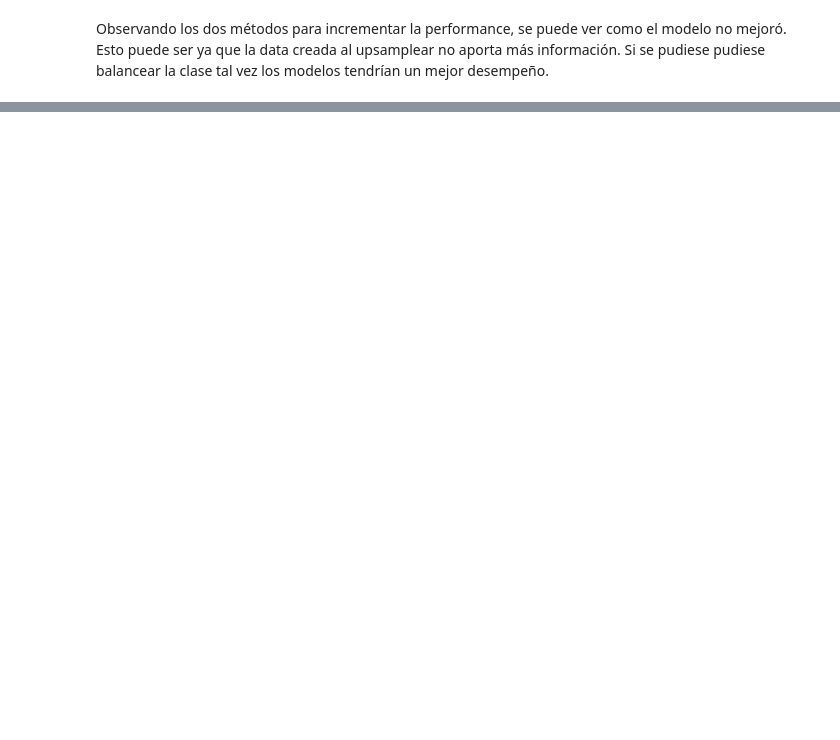
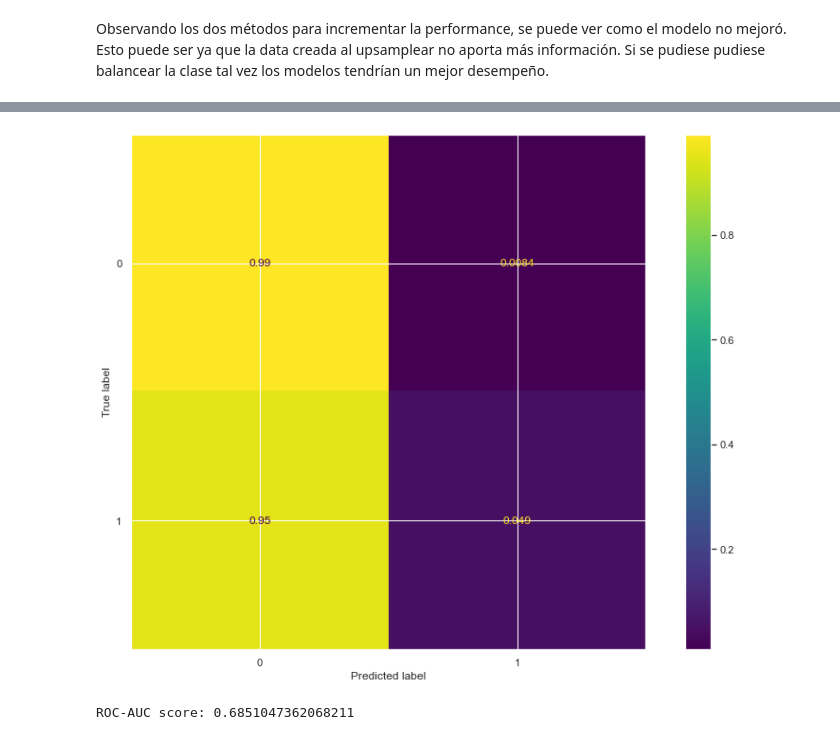
Before and after one commit to NicoGrageda/flight-delays, a Jupyter notebook: to-expose.ipynb, the cells around one changed output, grey strips where cells are left out. Cells and saved outputs as stored; diff of their text form; code cells hidden in the pictures; blank space fills up the shorter version.

```diff
--- a/to-expose.ipynb
+++ b/to-expose.ipynb
@@ -730,0 +783,10 @@ Observando los dos métodos para incrementar la performance, se puede ver como e
+# %%
+data_train, data_test = train_test_split(data, test_size = 0.33, random_state = 42)
+# %%
+x_train = pd.concat([pd.get_dummies(data_train['OPERA'], prefix = 'OPERA'),pd.get_dummies(data_train['TIPOVUELO'], prefix = 'TIPOVUELO'), pd.get_dummies(data_train['MES'], prefix = 'MES'), pd.get_dummies(data_train['SIGLADES'], prefix = 'SIGLADES'), pd.get_dummies(data_train['DIANOM'], prefix = 'DIANOM')], axis = 1)
+y_train = data_train['atraso_15']
+x_test =  pd.concat([pd.get_dummies(data_test['OPERA'], prefix = 'OPERA'),pd.get_dummies(data_test['TIPOVUELO'], prefix = 'TIPOVUELO'), pd.get_dummies(data_test['MES'], prefix = 'MES'), pd.get_dummies(data_test['SIGLADES'], prefix = 'SIGLADES'), pd.get_dummies(data_test['DIANOM'], prefix = 'DIANOM')], axis = 1)
+y_test = data_test['atraso_15']
+# %%
+modelxgb = xgb.XGBClassifier(learning_rate= 0.05, n_estimators = 50, subsample = 0.9,random_state=1, max_depth = 10)
+modelxgb.fit(x_train, y_train)
@@ -730,0 +805,15 @@ Observando los dos métodos para incrementar la performance, se puede ver como e
+# %%
+y_predxgb = modelxgb.predict(x_test)
+y_pred_proba = modelxgb.predict_proba(x_test)[:, 1]
+# %%
+cm=confusion_matrix(y_test, y_predxgb, normalize="true")
+disp=ConfusionMatrixDisplay(confusion_matrix=cm,display_labels=modelxgb.classes_)
+disp.plot()
+plt.show()
+# %% [output]
+[figure, added]
+# %%
+roc_auc = roc_auc_score(y_test, y_pred_proba)
+print("ROC-AUC score:", roc_auc)
+# %% [output]
+ROC-AUC score: 0.6851047362068211
```
Also changed, not shown: parts of 57 cells of this notebook.
